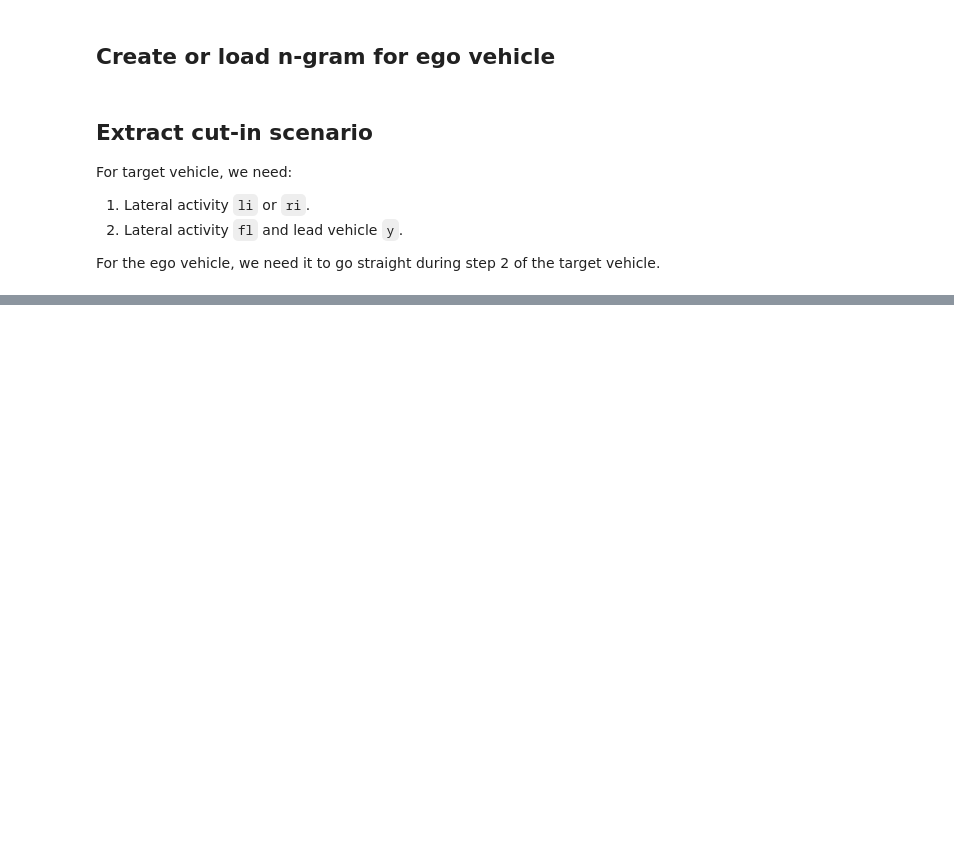
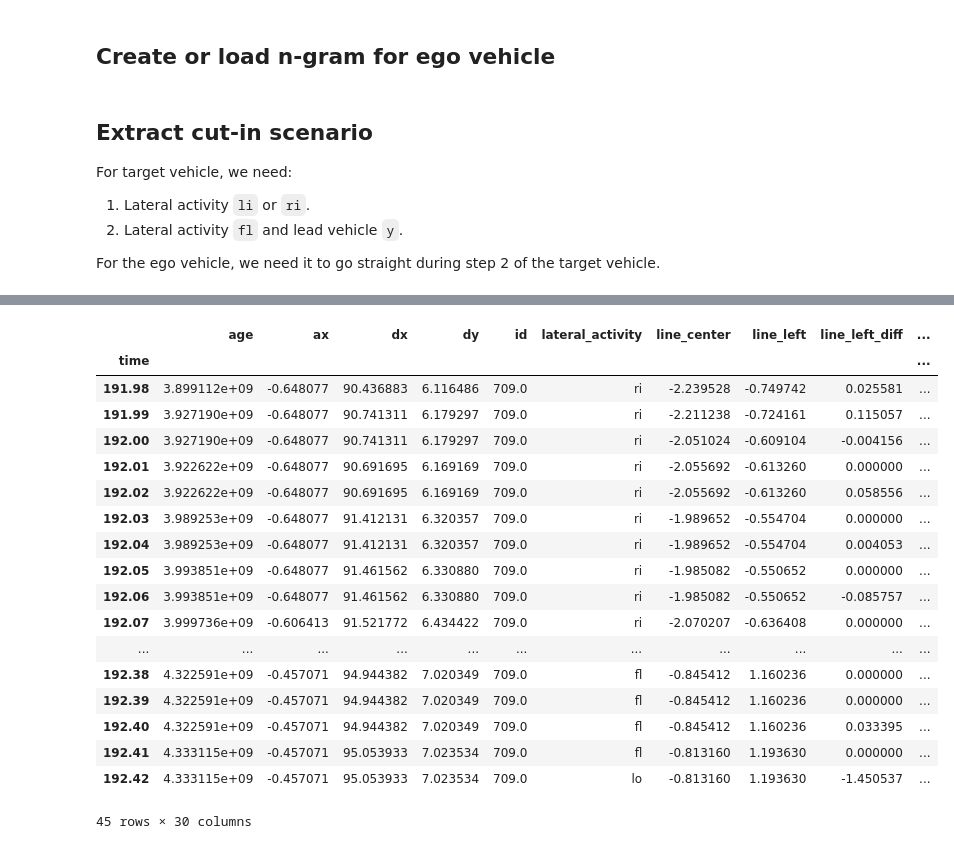
Before and after one commit to ErwindeGelder/ScenarioDomainModel, a Jupyter notebook: 20190725 Scenario Risk/python/Exposure scenarios.ipynb, the cells around one changed output, grey strips where cells are left out. Cells and saved outputs as stored; diff of their text form; code cells hidden in the pictures; blank space fills up the shorter version.

```diff
--- a/20190725 Scenario Risk/python/Exposure scenarios.ipynb
+++ b/20190725 Scenario Risk/python/Exposure scenarios.ipynb
@@ -268,3 +290,25 @@ for i, t in enumerate(target_ngrams.ngrams):
+# %%
+AD.targets[554].loc[191.98:192.42]
+# %% [output]
+|  | age | ax | dx | dy | id | lateral_activity | line_center | line_left | line_left_diff | ... |
+| time |  |  |  |  |  |  |  |  |  | ... |
+| 191.98 | 3.899112e+09 | -0.648077 | 90.436883 | 6.116486 | 709.0 | ri | -2.239528 | -0.749742 | 0.025581 | ... |
+| 191.99 | 3.927190e+09 | -0.648077 | 90.741311 | 6.179297 | 709.0 | ri | -2.211238 | -0.724161 | 0.115057 | ... |
+| 192.00 | 3.927190e+09 | -0.648077 | 90.741311 | 6.179297 | 709.0 | ri | -2.051024 | -0.609104 | -0.004156 | ... |
+| 192.01 | 3.922622e+09 | -0.648077 | 90.691695 | 6.169169 | 709.0 | ri | -2.055692 | -0.613260 | 0.000000 | ... |
+| 192.02 | 3.922622e+09 | -0.648077 | 90.691695 | 6.169169 | 709.0 | ri | -2.055692 | -0.613260 | 0.058556 | ... |
+| 192.03 | 3.989253e+09 | -0.648077 | 91.412131 | 6.320357 | 709.0 | ri | -1.989652 | -0.554704 | 0.000000 | ... |
+| 192.04 | 3.989253e+09 | -0.648077 | 91.412131 | 6.320357 | 709.0 | ri | -1.989652 | -0.554704 | 0.004053 | ... |
+| 192.05 | 3.993851e+09 | -0.648077 | 91.461562 | 6.330880 | 709.0 | ri | -1.985082 | -0.550652 | 0.000000 | ... |
+| 192.06 | 3.993851e+09 | -0.648077 | 91.461562 | 6.330880 | 709.0 | ri | -1.985082 | -0.550652 | -0.085757 | ... |
+| 192.07 | 3.999736e+09 | -0.606413 | 91.521772 | 6.434422 | 709.0 | ri | -2.070207 | -0.636408 | 0.000000 | ... |
+| ... | ... | ... | ... | ... | ... | ... | ... | ... | ... | ... |
+| 192.38 | 4.322591e+09 | -0.457071 | 94.944382 | 7.020349 | 709.0 | fl | -0.845412 | 1.160236 | 0.000000 | ... |
+| 192.39 | 4.322591e+09 | -0.457071 | 94.944382 | 7.020349 | 709.0 | fl | -0.845412 | 1.160236 | 0.000000 | ... |
+| 192.40 | 4.322591e+09 | -0.457071 | 94.944382 | 7.020349 | 709.0 | fl | -0.845412 | 1.160236 | 0.033395 | ... |
+| 192.41 | 4.333115e+09 | -0.457071 | 95.053933 | 7.023534 | 709.0 | fl | -0.813160 | 1.193630 | 0.000000 | ... |
+| 192.42 | 4.333115e+09 | -0.457071 | 95.053933 | 7.023534 | 709.0 | lo | -0.813160 | 1.193630 | -1.450537 | ... |
+45 rows × 30 columns
 # %%
 i = 4012
 target_ngrams.ngrams[i]
```
Also changed, not shown: parts of 3 cells of this notebook, 9 other files.
